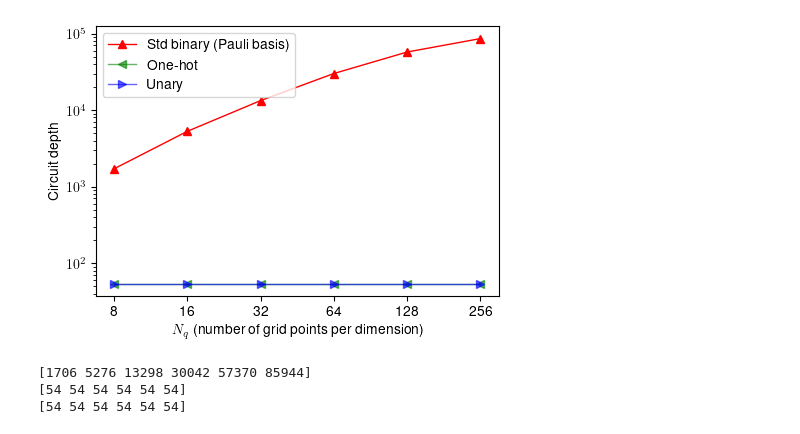
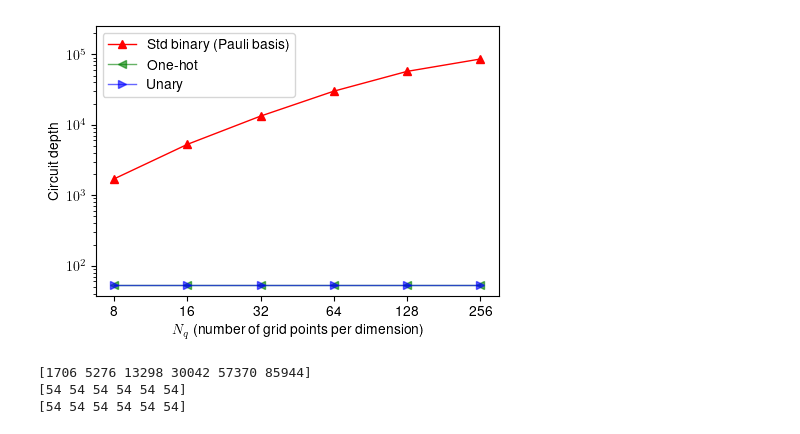
Before and after one commit to jli0108/quantum-diff-eq-ham-ebd, a Jupyter notebook: src/plot/figures_nonlinear_fourier.ipynb, the cells around one changed output. Drawn from its saved outputs; the diff is of its cells as text; code cells hidden in the pictures.

Commit message:
update Fig 4B and add figures for nonlinear

```diff
--- a/src/plot/figures_nonlinear_fourier.ipynb
+++ b/src/plot/figures_nonlinear_fourier.ipynb
@@ -16,33 +16,34 @@ plt.rcParams.update({
 # %%
 
 trotter_method = "first_order"
 data = np.load(f"../resource_analysis_data/nonlinear/nonlinear_fourier_data.npz")
 N_q_vals = data["N_q_vals"]
 
 pauli_basis_circ_depth = data["pauli_basis_circ_depth"]
 pauli_basis_two_qubit_gates = data["pauli_basis_two_qubit_gates"]
 
 one_hot_circ_depth = data["one_hot_circ_depth"]
 one_hot_two_qubit_gates = data["one_hot_two_qubit_gates"]
 
 unary_circ_depth = data["unary_circ_depth"]
 unary_two_qubit_gates = data["unary_two_qubit_gates"]
 
 fig = plt.figure(figsize=(5.2,3.5))
 
 plt.plot(N_q_vals, pauli_basis_circ_depth, '-^', linewidth=1, color="red", label="Std binary (Pauli basis)")
 plt.plot(N_q_vals, one_hot_circ_depth, '-<', linewidth=1, color="green", label="One-hot", alpha=0.6)
 plt.plot(N_q_vals, unary_circ_depth, '->', linewidth=1, color="blue", label="Unary", alpha=0.6)
 plt.ylabel("Circuit depth")
 plt.xlabel(rf"$N_q$ (number of grid points per dimension)")
 plt.yscale('log')
 plt.xscale('log', base=2)
 plt.xticks(N_q_vals, [str(j) for j in N_q_vals])
+plt.ylim(top=2.5e5)
 plt.legend(loc="upper left")
 plt.savefig(join("..", "..", "figures", "Fig_4B.pdf"), bbox_inches='tight')
 plt.show()
 # %% [output]
-[figure, old version]
+[figure, new version]
 # %%
 print(np.array2string(pauli_basis_circ_depth, formatter={'int_kind': lambda x: f'{x}'}))
 print(np.array2string(one_hot_circ_depth, formatter={'int_kind': lambda x: f'{x}'}))
```
Also changed, not shown: 11 other files.
